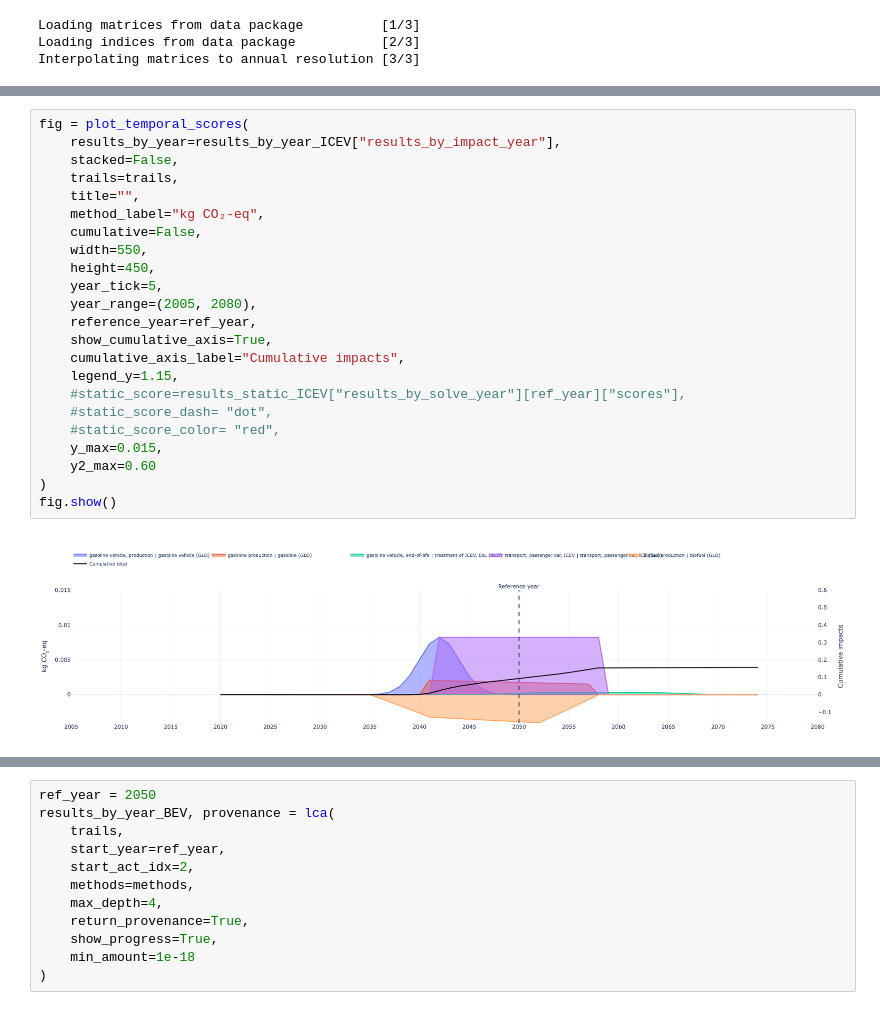
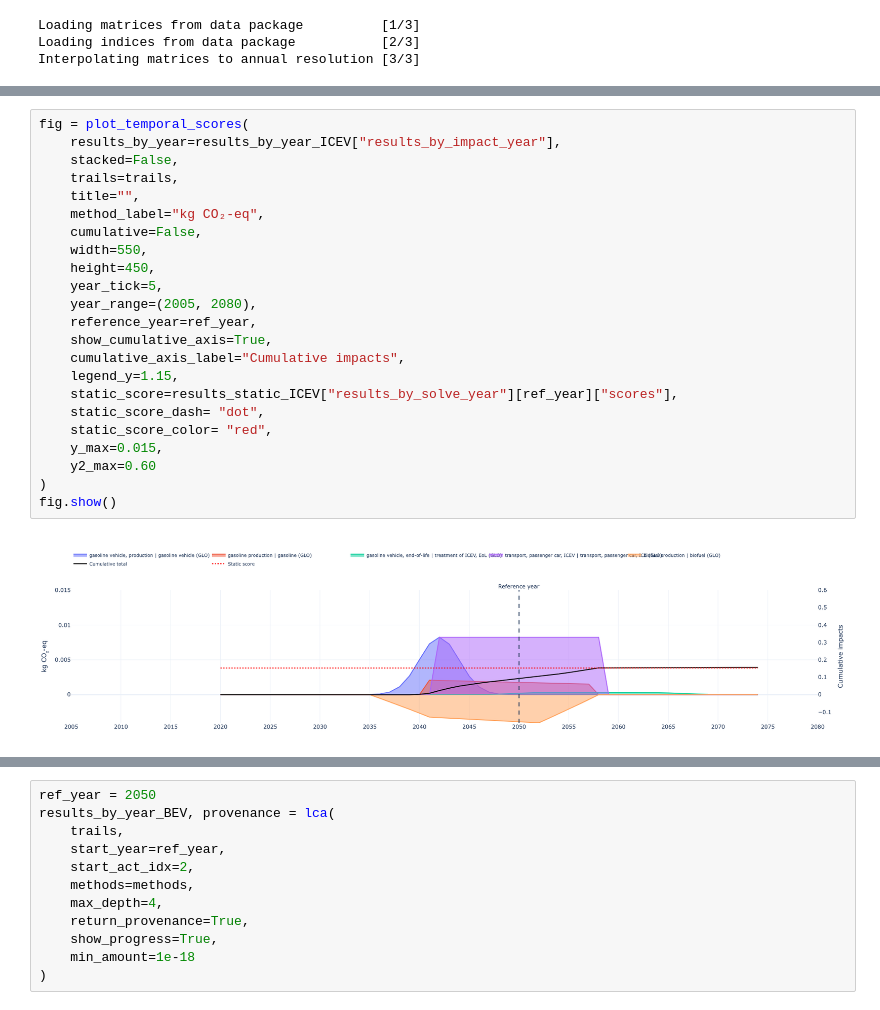
Before and after one commit to Laboratory-for-Energy-Systems-Analysis/trails, a Jupyter notebook: dev/example/dev.ipynb, the cells around one changed output, grey strips where cells are left out. Saved outputs shown, nothing was run; the diff lists cells and outputs as text.

```diff
--- a/dev/example/dev.ipynb
+++ b/dev/example/dev.ipynb
@@ -81,25 +48,25 @@ AttributeError: 'TemporalDistribution' object has no attribute 'scale_factor'
 # %%
 fig = plot_temporal_scores(
     results_by_year=results_by_year_ICEV["results_by_impact_year"],
     stacked=False,
     trails=trails,
     title="",
     method_label="kg CO₂-eq",
     cumulative=False,
     width=550,
     height=450,
     year_tick=5,
     year_range=(2005, 2080),
     reference_year=ref_year,
     show_cumulative_axis=True,
     cumulative_axis_label="Cumulative impacts",
     legend_y=1.15,
-    #static_score=results_static_ICEV["results_by_solve_year"][ref_year]["scores"],
-    #static_score_dash= "dot",
-    #static_score_color= "red",
+    static_score=results_static_ICEV["results_by_solve_year"][ref_year]["scores"],
+    static_score_dash= "dot",
+    static_score_color= "red",
     y_max=0.015,
     y2_max=0.60
 )
 fig.show()
 # %% [output]
-[figure, old version]
+[figure, new version]
```
Also changed, not shown: parts of 4 cells of this notebook, 1 other file.
